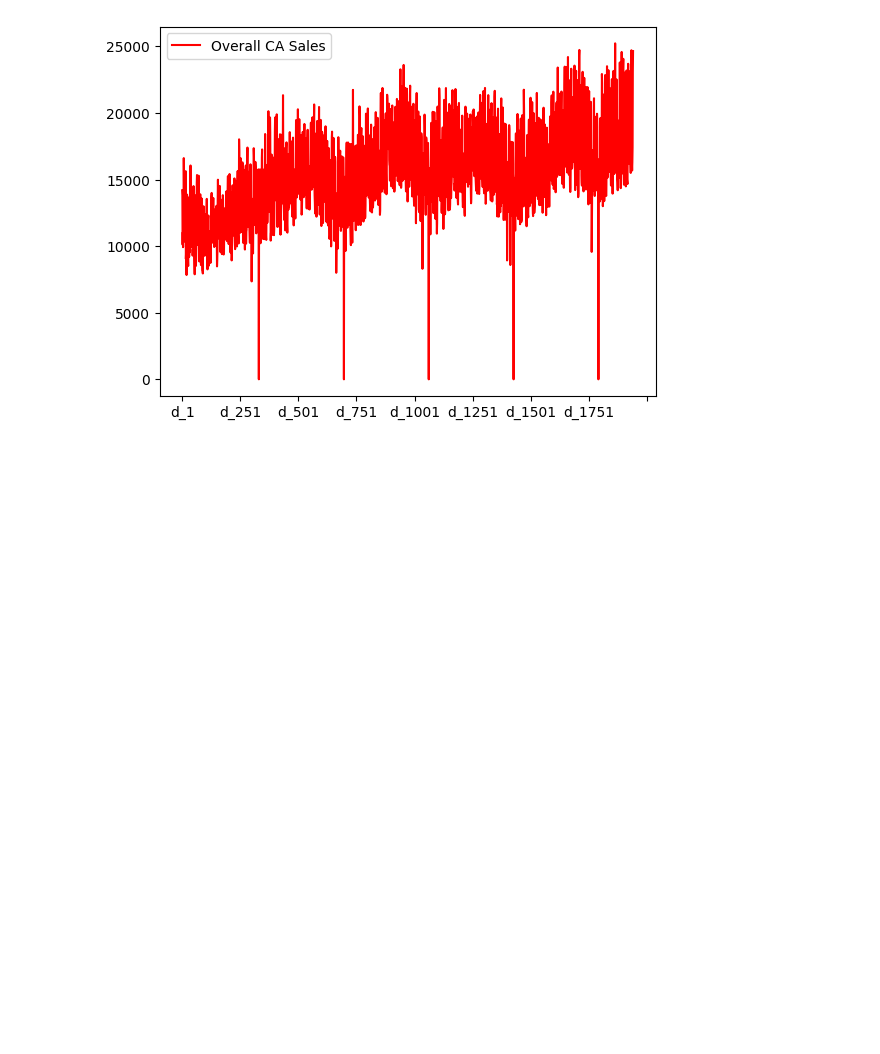
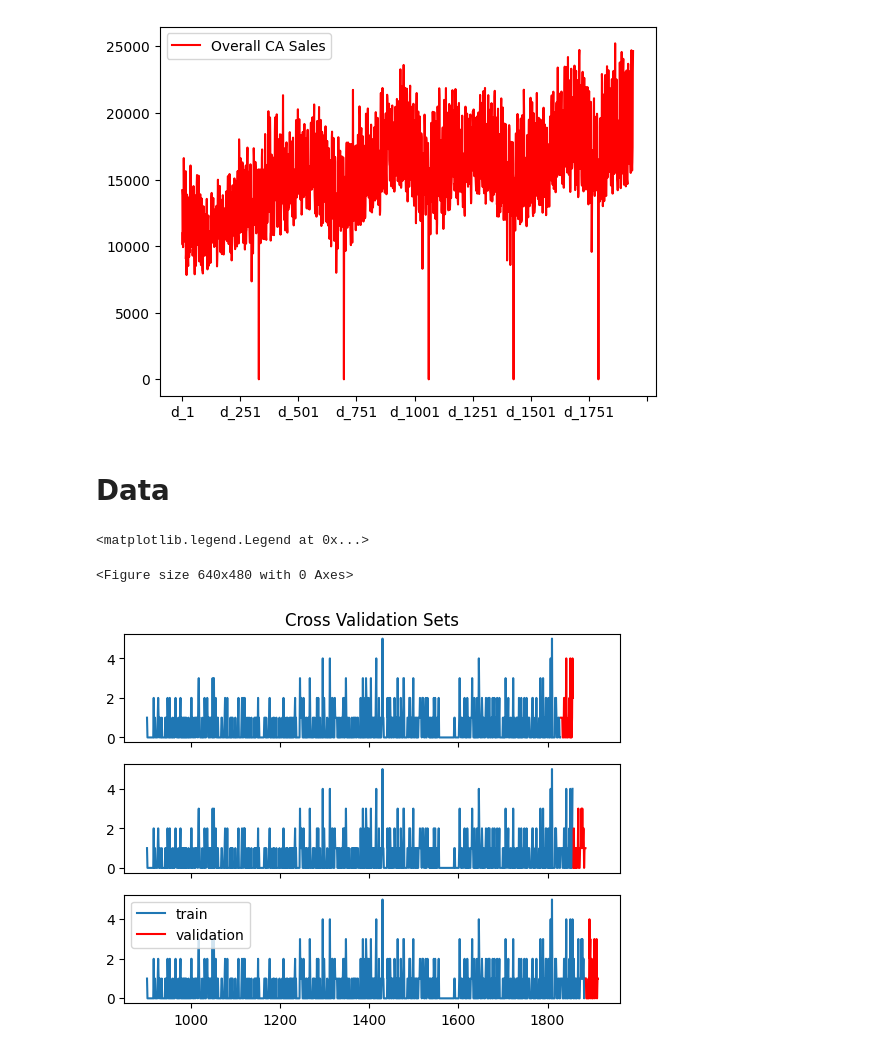
Before and after one commit to alanglk/KISA_ITSDA, a Jupyter notebook: TSF/time_series_forecasting.ipynb, the cells around one changed output. Drawn from its saved outputs; the diff is of its cells as text; code cells hidden in the pictures; blank space fills up the shorter version.

Commit message:
Clase para manejar el dataset y crear cross-validation sets

```diff
--- a/TSF/time_series_forecasting.ipynb
+++ b/TSF/time_series_forecasting.ipynb
@@ -76,3 +76,35 @@ plt.legend()
 # %% [output]
 <matplotlib.legend.Legend at 0x...>
 [figure]
+# %% [markdown]
+# Data
+# %%
+data_root = "../data/m5-forecasting-accuracy" # Root dir of the M5 dataset
+calendar_path = os.path.join(data_root, "calendar.csv")
+sales_train_validation_path = os.path.join(data_root, "sales_train_validation.csv")
+sales_train_evaluation_path = os.path.join(data_root, "sales_train_evaluation.csv")
+# %%
+m5data = M5Data(calendar_path=calendar_path,
+                sales_train_validation_path=sales_train_validation_path,
+                sales_train_evaluation_path=sales_train_evaluation_path)
+# %%
+train_sets, cv_sets = m5data.get_train_val_ts(ts_id="HOBBIES_1_001_CA_1", n_days=28, dynamic_start_pos=True)
+n_splits = len(train_sets)
+
+plt.tight_layout()
+f, axs = plt.subplots(n_splits, 1, sharex=True)
+axs[0].set_title("Cross Validation Sets")
+for i in range(n_splits):
+    train_ts= train_sets[i]
+    cv_ts   = cv_sets[i]
+
+    n_days = len(cv_ts.columns)
+    dates   = m5data.get_dates(pd.concat([train_ts, cv_ts]), real=False)
+
+    axs[i].plot(dates[:-n_days], train_ts.iloc[0], label="train")
+    axs[i].plot(dates[-n_days:], cv_ts.iloc[0], color="red", label="validation")
+plt.legend()
+# %% [output]
+<matplotlib.legend.Legend at 0x...>
+<Figure size 640x480 with 0 Axes>
+[figure, added]
```
Also changed, not shown: parts of 2 cells of this notebook, 5 other files.
